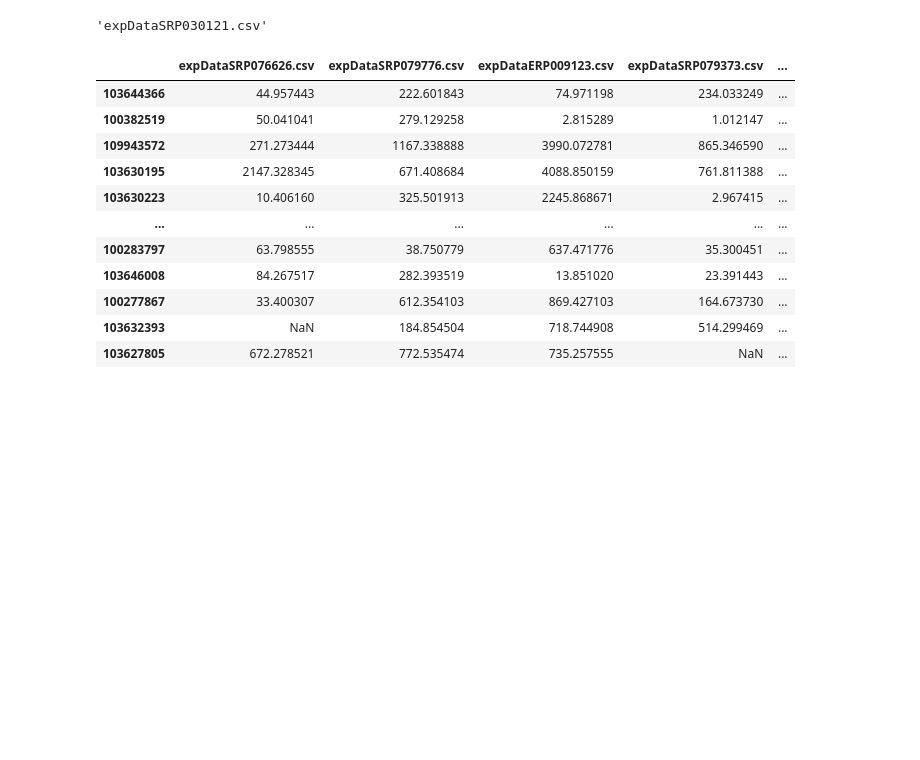
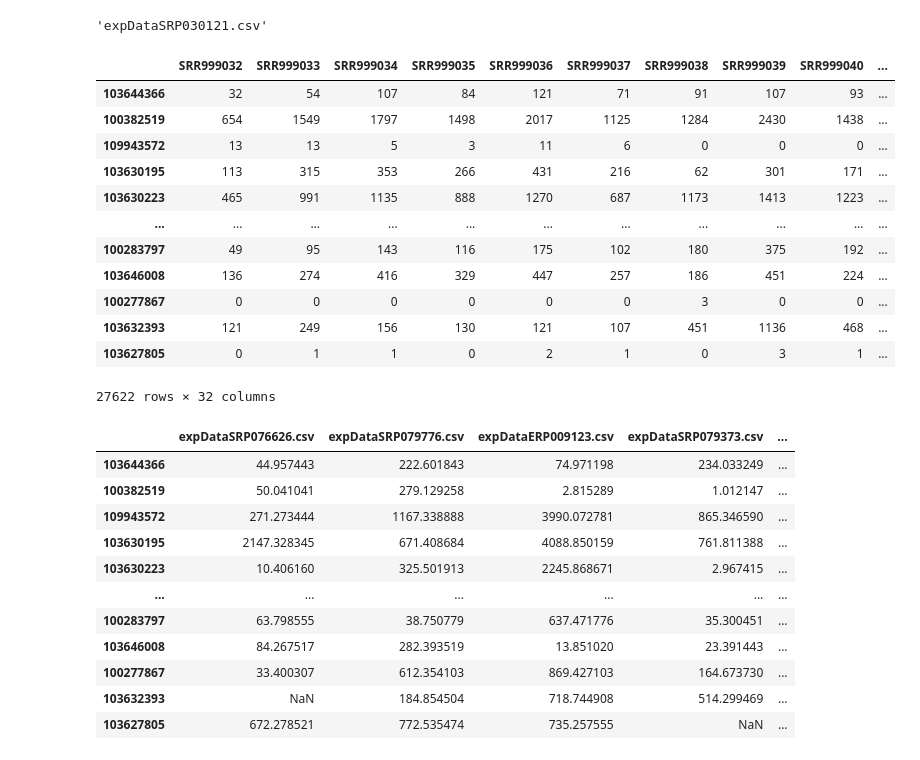
Before and after one commit to mikepassal/Peneloope_Dave_Maize_meristem, a Jupyter notebook: Cross_maize_highly_variable_genes/reading_in_all_maize_genes_and_seeing_if_it_crashes_the_server.ipynb, the cells around one changed output. Saved outputs shown, nothing was run; the diff lists cells and outputs as text; code cells hidden in the pictures; blank space fills up the shorter version.

```diff
--- a/Cross_maize_highly_variable_genes/reading_in_all_maize_genes_and_seeing_if_it_crashes_the_server.ipynb
+++ b/Cross_maize_highly_variable_genes/reading_in_all_maize_genes_and_seeing_if_it_crashes_the_server.ipynb
@@ -34,6 +34,22 @@ test_maize_file
 # %%
 current_file = '/data/johlee/Maggies_cross_kingdom/mz_expData/' + test_maize_file
 test_maize_data = pd.read_csv(current_file)
+# %%
+test_maize_data
+# %% [output]
+|  | SRR999032 | SRR999033 | SRR999034 | SRR999035 | SRR999036 | SRR999037 | SRR999038 | SRR999039 | SRR999040 | ... |
+| 103644366 | 32 | 54 | 107 | 84 | 121 | 71 | 91 | 107 | 93 | ... |
+| 100382519 | 654 | 1549 | 1797 | 1498 | 2017 | 1125 | 1284 | 2430 | 1438 | ... |
+| 109943572 | 13 | 13 | 5 | 3 | 11 | 6 | 0 | 0 | 0 | ... |
+| 103630195 | 113 | 315 | 353 | 266 | 431 | 216 | 62 | 301 | 171 | ... |
+| 103630223 | 465 | 991 | 1135 | 888 | 1270 | 687 | 1173 | 1413 | 1223 | ... |
+| ... | ... | ... | ... | ... | ... | ... | ... | ... | ... | ... |
+| 100283797 | 49 | 95 | 143 | 116 | 175 | 102 | 180 | 375 | 192 | ... |
+| 103646008 | 136 | 274 | 416 | 329 | 447 | 257 | 186 | 451 | 224 | ... |
+| 100277867 | 0 | 0 | 0 | 0 | 0 | 0 | 3 | 0 | 0 | ... |
+| 103632393 | 121 | 249 | 156 | 130 | 121 | 107 | 451 | 1136 | 468 | ... |
+| 103627805 | 0 | 1 | 1 | 0 | 2 | 1 | 0 | 3 | 1 | ... |
+27622 rows × 32 columns
 # %%
 def read_in_and_get_coeff_of_var(file_name, ranktype="reg"):
     current_file = '/data/johlee/Maggies_cross_kingdom/mz_expData/' + file_name
```
Also changed, not shown: parts of 13 cells of this notebook, 1 other file.
